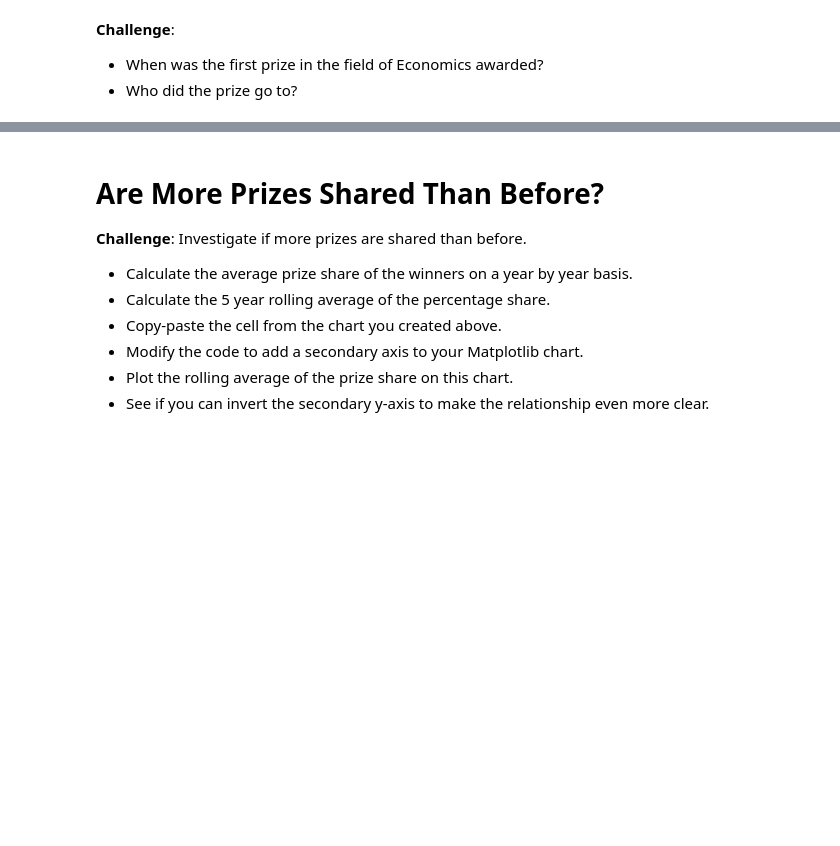
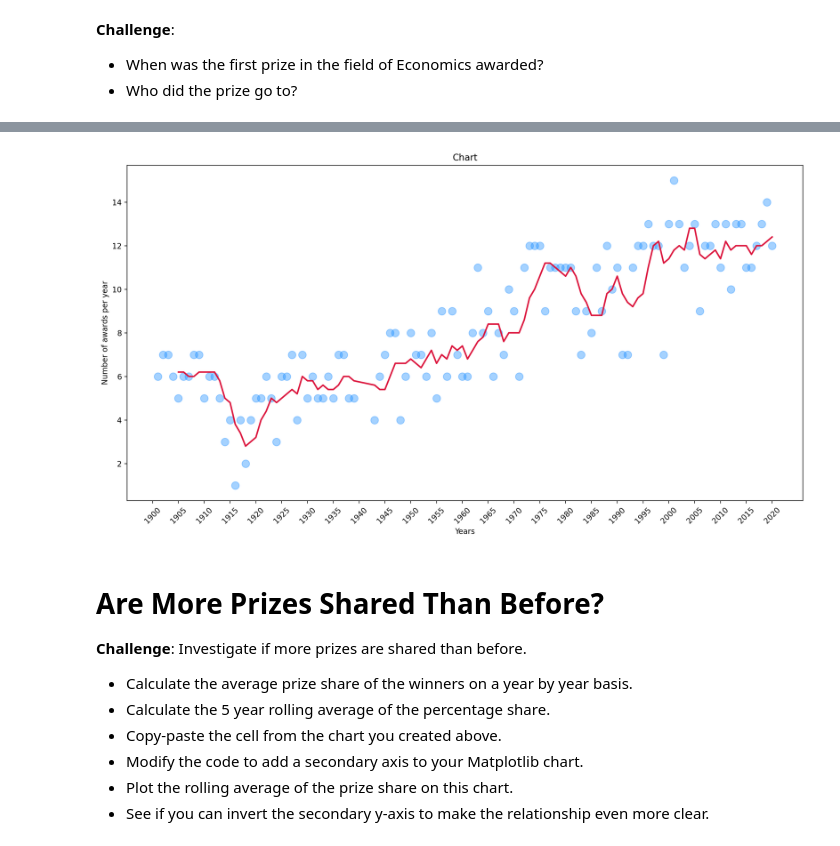
Before and after one commit to Jeff-Nibbs/nobel-data, a Jupyter notebook: Nobel_Prize_Analysis_(start).ipynb, the cells around one changed output, grey strips where cells are left out. Saved outputs shown, nothing was run; the diff lists cells and outputs as text; code cells hidden in the pictures; blank space fills up the shorter version.

Commit message:
graphs

```diff
--- a/Nobel_Prize_Analysis_(start).ipynb
+++ b/Nobel_Prize_Analysis_(start).ipynb
@@ -272,3 +330,7 @@ There are 6 winners who were awarded the prize more than once.
 
 * Looking at the chart, did the first and second world wars have an impact on the number of prizes being given out?
 * What could be the reason for the trend in the chart?
+# %%
+years = df_data.groupby(['year'], as_index=False).agg({'prize': pd.Series.count})
+years['rolling'] = years['prize'].rolling(window=5).mean()
+years
@@ -275,3 +351,14 @@ There are 6 winners who were awarded the prize more than once.
+# %%
+plt.figure(figsize=(16,8), dpi=200)
+plt.scatter(x=years['year'], y=years['prize'], c='#1e90ff', s=100, alpha=0.4)
+plt.plot(years['year'], years['rolling'], color='crimson', linewidth=2)
+plt.xticks(np.arange(1900, 2025, 5), rotation=45)
+plt.xlabel("Years")
+plt.ylabel("Number of awards per year")
+plt.title("Chart")
+plt.show()
+# %% [output]
+[figure, added]
 # %% [markdown]
 # Are More Prizes Shared Than Before?
 
```
Also changed, not shown: parts of 8 cells of this notebook.
